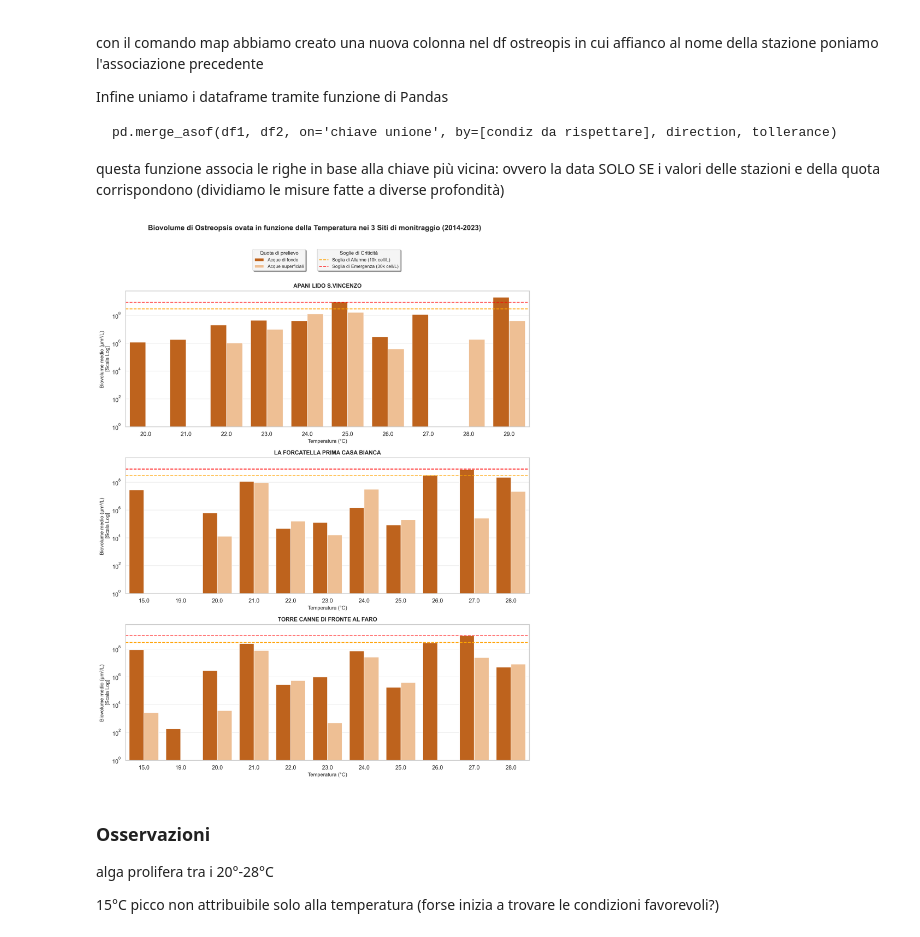
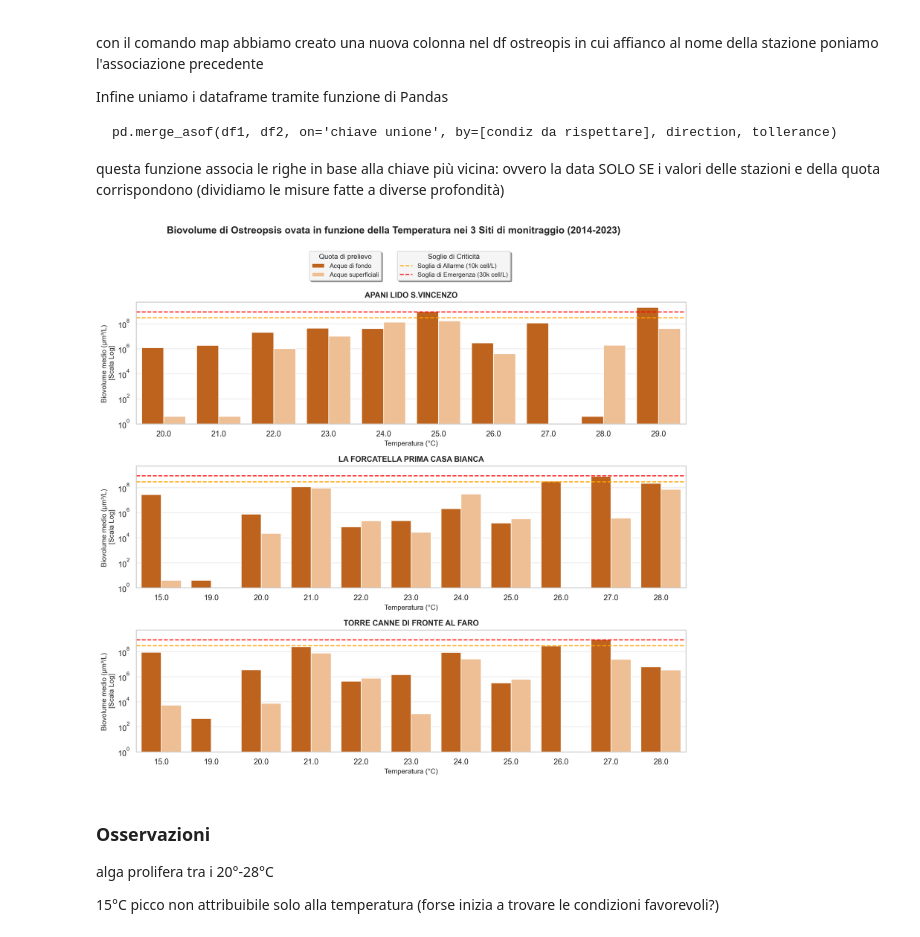
Before and after one commit to sofiatassinari/Analisi_dati_Aliena, a Jupyter notebook: Dati_stazioni.ipynb, the cells around one changed output. Cells and saved outputs as stored; diff of their text form; code cells hidden in the pictures.

```diff
--- a/Dati_stazioni.ipynb
+++ b/Dati_stazioni.ipynb
@@ -509,7 +509,7 @@ siti = [
 palette = {'FONDO': '#0B4DAA', 'SUPERFICIE': "#A6E4EC"}
 
 # Creazione del grafico
-fig, (ax1, ax2, ax3) = plt.subplots(3, 1, figsize=(12, 12), dpi=300, sharey=True)    #sharey=True fa sì che tutti e 3 i grafici abbiano la stessa scala sull'asse y
+fig, (ax1, ax2, ax3) = plt.subplots(3, 1, figsize=(12, 11), dpi=300, sharey=True)    #sharey=True fa sì che tutti e 3 i grafici abbiano la stessa scala sull'asse y
 assi = [ax1, ax2, ax3]
 
 #il ciclo for scorre la lista dei siti e crea un grafico per ciascuno
@@ -621,7 +621,7 @@ palette = {
         'SUPERFICIE': '#FDBE85'
         }
 # realizzazione dell'istogramma del biovolume in funzione della temperatura per ciascun sito
-fig, (ax1, ax2, ax3) = plt.subplots(3, 1, figsize=(12, 15), dpi=300, sharey=True)
+fig, (ax1, ax2, ax3) = plt.subplots(3, 1, figsize=(12, 11), dpi=300, sharey=True)
 assi = [ax1, ax2, ax3]
 #max_biov definise il valore max per evitare sovrapoosizione dell'immagine con l'asse y
 max_biov = df['Biovolume (µm3/L)'].max()
@@ -662,34 +662,34 @@ for i, sito in enumerate(siti):
     ax.grid(True, which='minor', linestyle=':', alpha=0.2, axis='y')
 
     # Titoli ed etichette
     nome = sito.split(' (')[0]
     ax.set_title(f'{nome}', fontsize=11, fontweight='bold', pad=6)
     ax.set_ylabel('Biovolume medio (μm³/L) \n[Scala Log]', fontsize=10)
     ax.set_xlabel('Temperatura (°C)', fontsize=10)
     ax.legend(title='Quota', title_fontsize=9, fontsize=8, loc='upper left', frameon=True, facecolor='white', framealpha=0.9)
 
 #rimuoviamo la leggenda dei singoli sottografici per fare una unica condivisa
     if ax.get_legend() is not None:
         ax.get_legend().remove()
 
 handles, labels = assi[0].get_legend_handles_labels()
 handles_quota= handles[:2]
 handles_soglia=handles[-2:]
 fig.legend(handles_quota, ['Acque di fondo', 'Acque superficiali'], title='Quota di prelievo', loc='upper center', bbox_to_anchor=(0.42, 0.970), ncol=1, fontsize=9, title_fontsize=10, frameon=True, facecolor='white', framealpha=0.9, shadow=True, fancybox=True)
 fig.legend(handles_soglia, ['Soglia di Allarme (10k cell/L)', 'Soglia di Emergenza (30k cell/L)'], title='Soglie di Criticità', loc='upper center', bbox_to_anchor=(0.60, 0.970), ncol=1, fontsize=9, title_fontsize=10, frameon=True, facecolor='white', framealpha=0.9, shadow=True, fancybox=True)
 
 # Titolo generale
 plt.suptitle(
     'Biovolume di Ostreopsis ovata in funzione della Temperatura nei 3 Siti di monitraggio (2014-2023)',
     fontsize=14,
     fontweight='bold',
     y=1.01
 )
 
 plt.tight_layout(rect=[0, 0,1, 0.94])  #rect=[left, bottom, right, top] definisce l'area del grafico all'interno della figura (lasciando spazio per titolo e legenda)
 plt.show()
 # %% [output]
-[figure, old version]
+[figure, new version]
 # %% [markdown]
 ### Osservazioni
 alga prolifera tra i 20°-28°C
```
Also changed, not shown: parts of 3 cells of this notebook.
